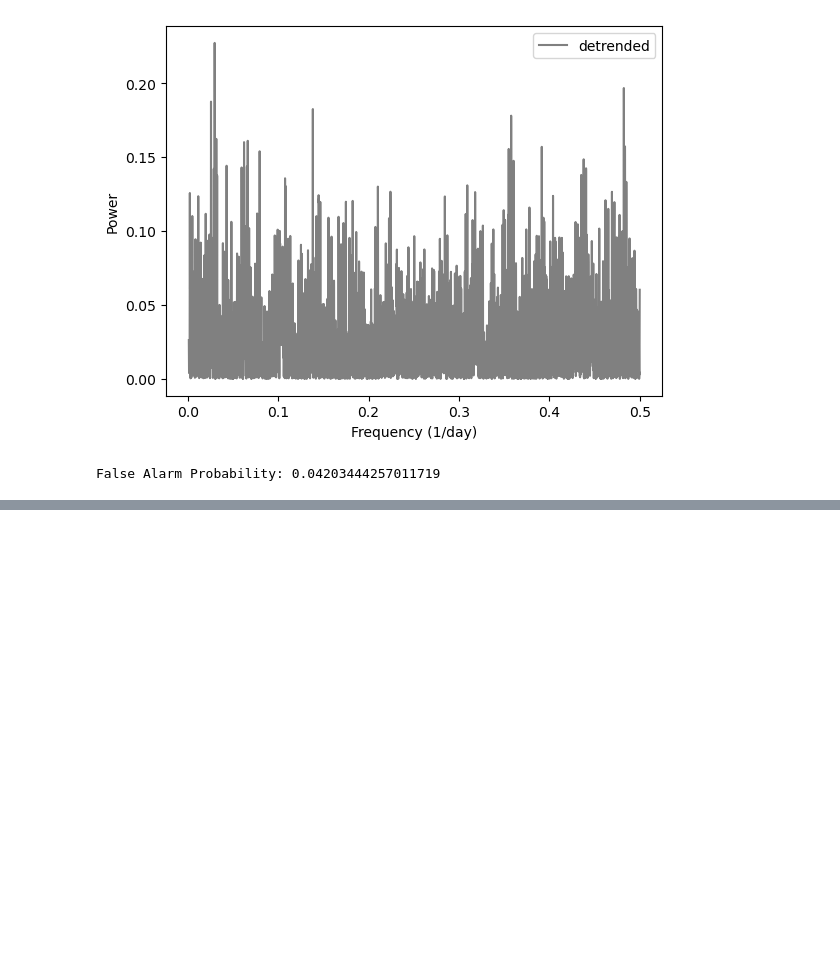
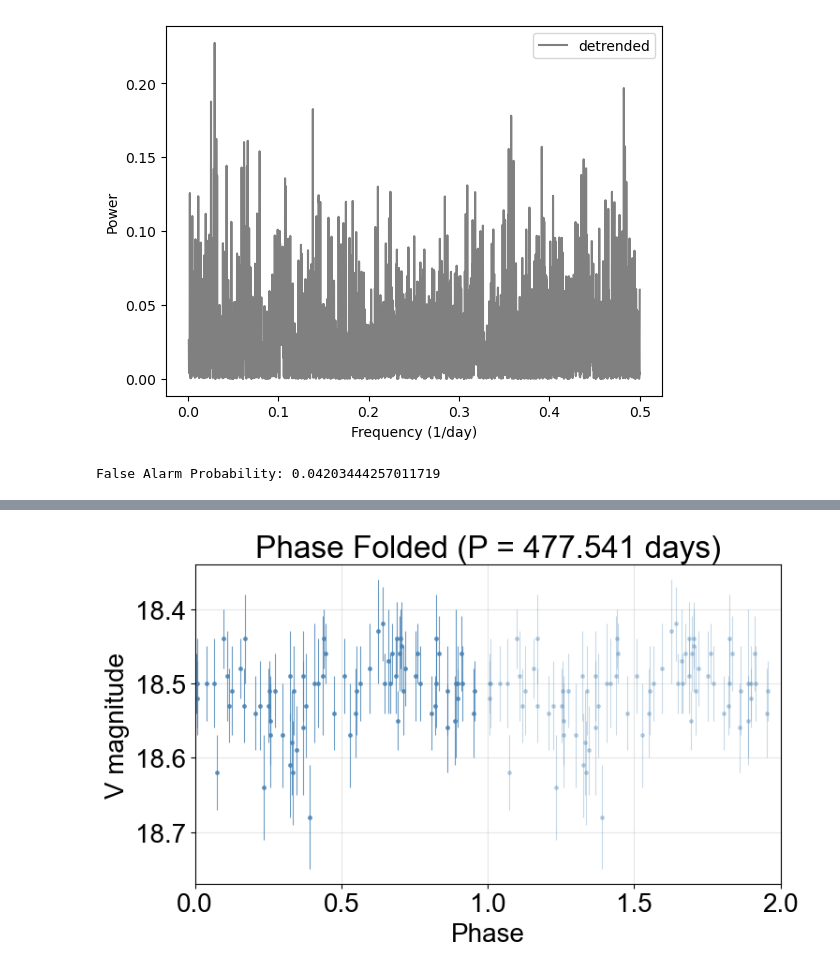
Before and after one commit to apoorey2/warmhypergiantsphotometry, a Jupyter notebook: m31-004522.ipynb, the cells around one changed output, grey strips where cells are left out. Saved outputs shown, nothing was run; the diff lists cells and outputs as text; code cells hidden in the pictures; blank space fills up the shorter version.

```diff
--- a/m31-004522.ipynb
+++ b/m31-004522.ipynb
@@ -111,0 +545,22 @@ False Alarm Probability: 0.04203444257011719
+# %%
+def phase_fold_plot(mjd, V_mag, V_err, period, star_name):
+    phase = (mjd % period) / period
+
+    fig, ax = plt.subplots(figsize=(8, 5))
+    ax.errorbar(phase,     V_mag, yerr=V_err, fmt='.', color='steelblue',
+                alpha=0.8, markersize=5, elinewidth=0.8)
+    ax.errorbar(phase + 1, V_mag, yerr=V_err, fmt='.', color='steelblue',
+                alpha=0.3, markersize=5, elinewidth=0.8)
+
+    ax.invert_yaxis()
+    ax.set_xlabel("Phase")
+    ax.set_ylabel("V magnitude")
+    ax.set_title(f"Phase Folded (P = {period:.3f} days)")
+    ax.set_xlim(0, 2)
+    ax.grid(alpha=0.3)
+    plt.tight_layout()
+    plt.show()
+
+phase_fold_plot(mjd, V_mag, V_err, best_period, star_name)
+# %% [output]
+[figure, added]
```
Also changed, not shown: parts of 3 cells of this notebook, 49 other files.
